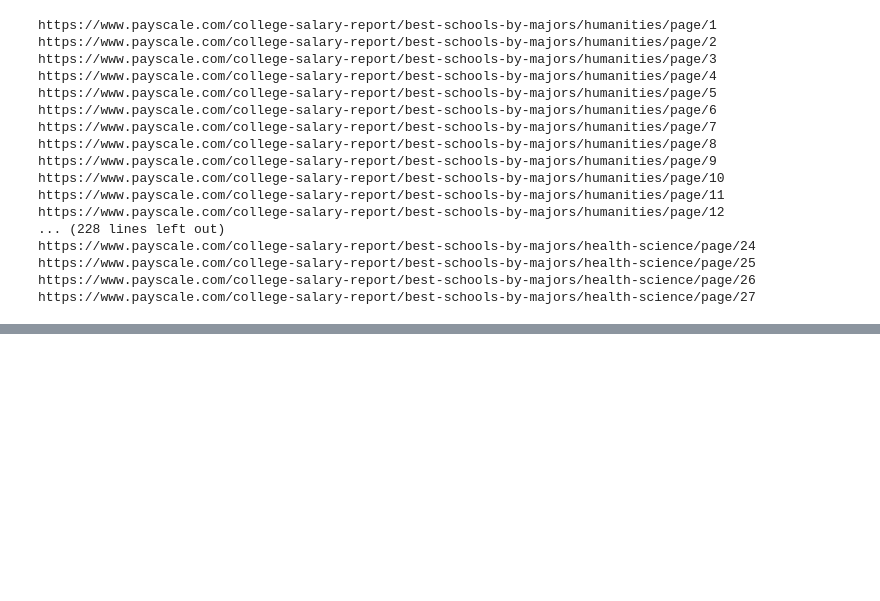
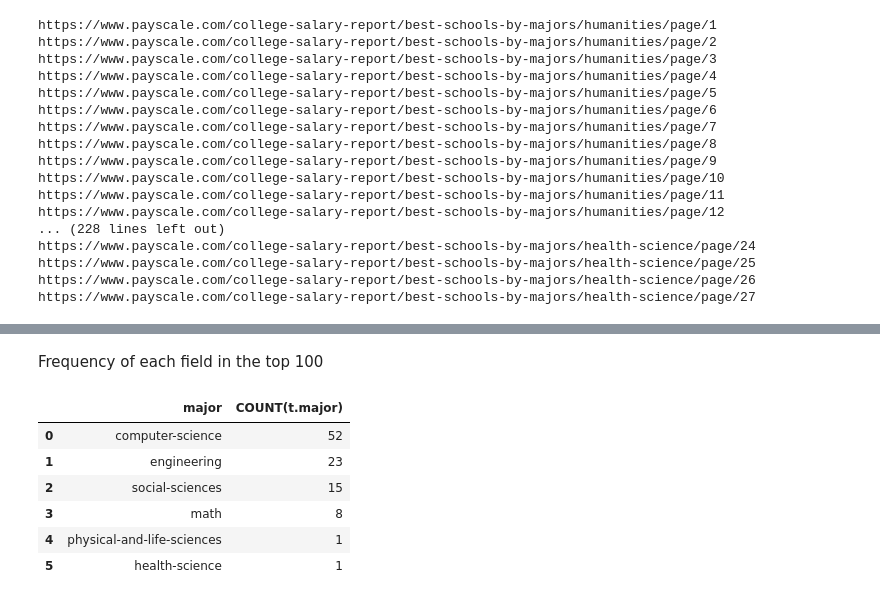
Before and after one commit to geoffswc/College-PayScale-Analysis, a Jupyter notebook: Payscale-All.ipynb, the cells around one changed output, grey strips where cells are left out. Saved outputs shown, nothing was run; the diff lists cells and outputs as text; code cells hidden in the pictures; blank space fills up the shorter version.

```diff
--- a/Payscale-All.ipynb
+++ b/Payscale-All.ipynb
@@ -78,0 +130,17 @@ pysqldf = lambda q: sqldf(q, globals())
+# %% [markdown]
+Frequency of each field in the top 100
+# %%
+pysqldf("""
+SELECT t.major, COUNT(t.major)
+FROM top_100_late t
+GROUP BY t.major
+ORDER BY COUNT(t.major) DESC
+""")
+# %% [output]
+|  | major | COUNT(t.major) |
+| 0 | computer-science | 52 |
+| 1 | engineering | 23 |
+| 2 | social-sciences | 15 |
+| 3 | math | 8 |
+| 4 | physical-and-life-sciences | 1 |
+| 5 | health-science | 1 |
```
Also changed, not shown: parts of 12 cells of this notebook, 2 other files.
